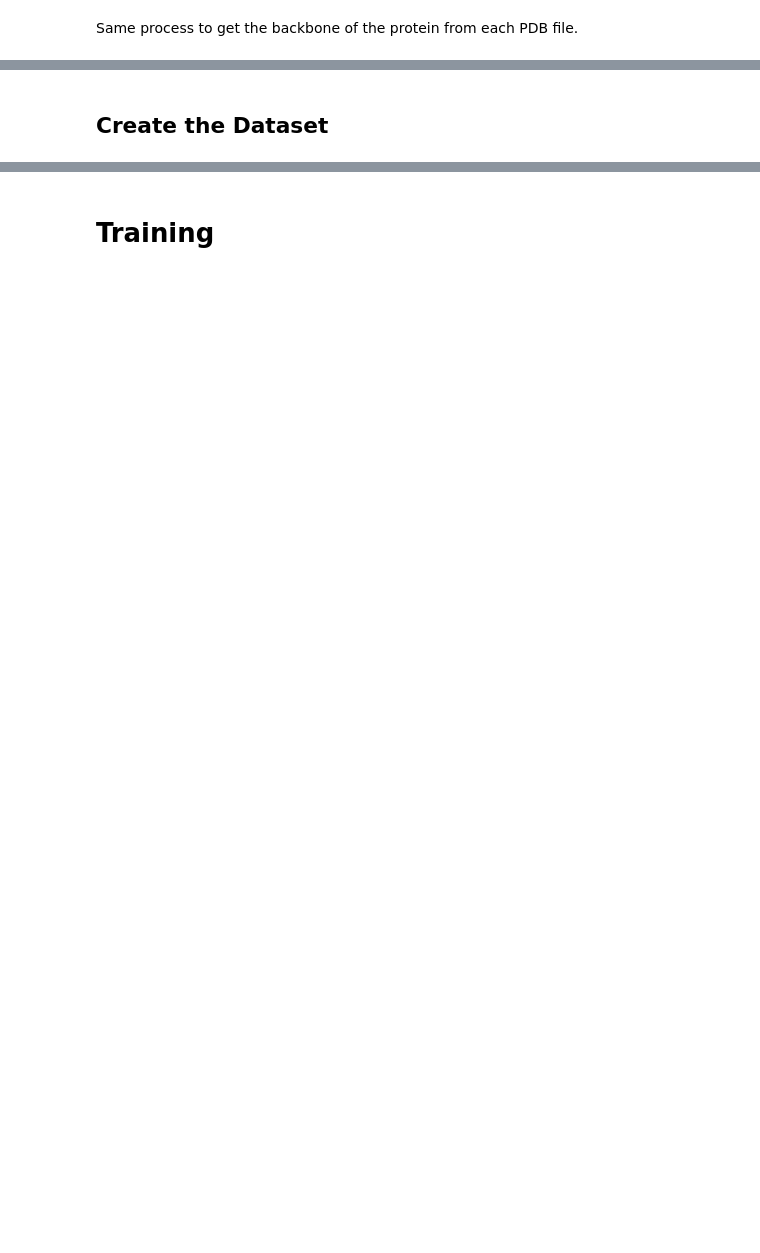
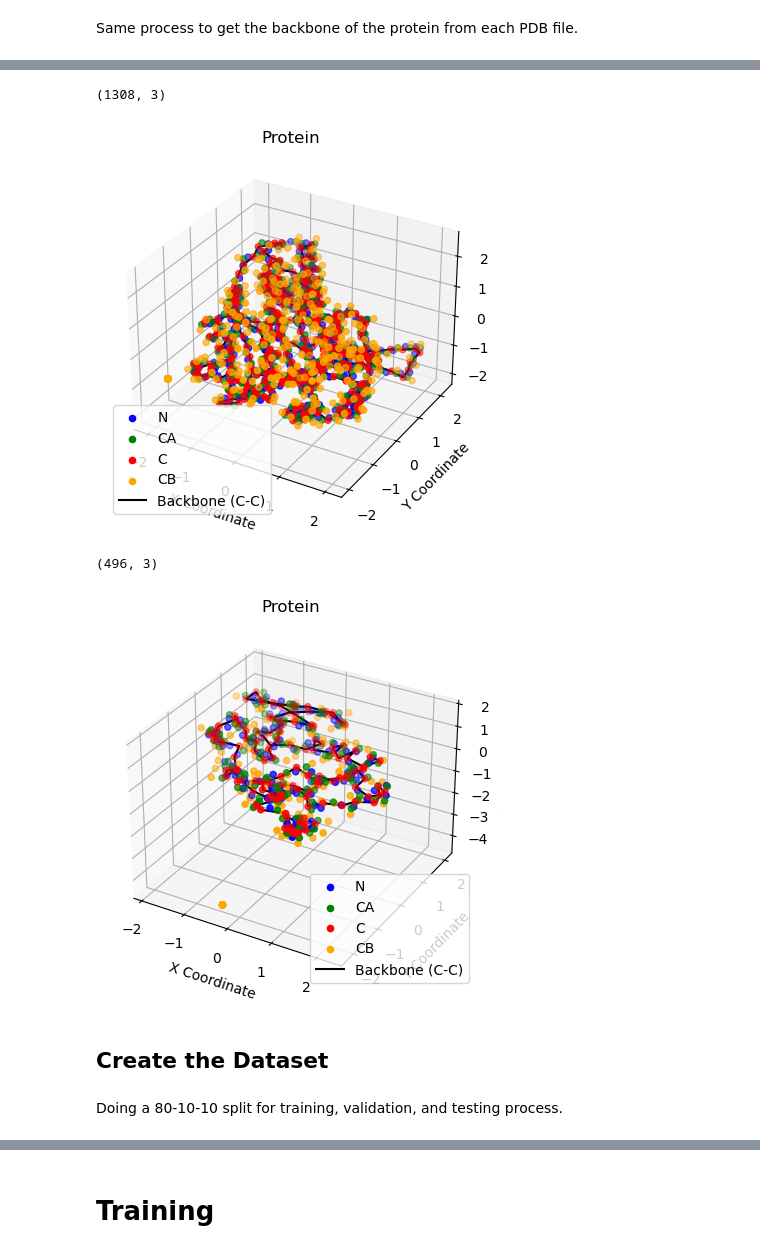
Before and after one commit to helloimsc/protein-coordinates, a Jupyter notebook: protein_latent_diffusion.ipynb, the cells around one changed output, grey strips where cells are left out. Drawn from its saved outputs; the diff is of its cells as text; code cells hidden in the pictures; blank space fills up the shorter version.

```diff
--- a/protein_latent_diffusion.ipynb
+++ b/protein_latent_diffusion.ipynb
@@ -83,17 +40,16 @@ def plot_protein(frame):
 Same process to get the backbone of the protein from each PDB file.
 # %%
 def input_generation(pdb_path):
+    """
+    Args:
+        pdb_path (str): the path to the protein pdb file
+    Returns:
+        frames (tensor(n_aa x 4 x 3)): a tensor presenting 3D coordinates
+        seq (str): a sequence of characters representing the amino acids in the protein backbone
+    """
     frames, seq = data_read.get_backbone(pdb_path)
     frames = torch.from_numpy(frames[0]); seq = seq[0]
     frames = frames.to(torch.float32)
     n = len(seq)
 
     return frames, seq
-# %%
-# See the first protein file
-pdb_name = lines[0]
-pdb_path = pdb_dir + pdb_name
-print(pdb_path)
-
-frames, seq = input_generation(pdb_path)
-plot_protein(frames)
@@ -106,3 +161,5 @@ We will process the data such that the required graphs, frames, sequences are co
 # %%
 # the database is quite big, limiting the number of graph/protein to avoid oom issue
-num_graph = 500
+num_graph = 10000
+graphs_normal, list_of_frames_normal, list_of_nodes_normal, seqs_normal, i_seqs_normal, num_categories_normal, dist_list_normal = process_protein_data(num_graph, "normal")
+graphs_egnn, list_of_frames_egnn, list_of_nodes_egnn, seqs_egnn, i_seqs_egnn, num_categories_egnn, dist_list_egnn = process_protein_data(num_graph, "egnn")
@@ -147,3 +169,46 @@ plot_protein(list_of_frames[1])
+# %%
+def plot_protein(frames):
+    """
+    Take in a list of 3D coordinates representing amino acids and plot a protein diagram
+    Args:
+        frame: 3D coordinates generated by backbone. Shape - n_aa x 4 x 3
+            second dimension representing N, CA, C, CB
+    Returns: -
+    """
+    print(frames.shape)
+    N_coords, CA_coords, C_coords, CB_coords = [], [], [], []
+    N_coords = frames[0::4]
+    CA_coords = frames[1::4]
+    C_coords = frames[2::4]
+    CB_coords = frames[3::4]
+
+    # Plotting
+    fig = plt.figure()
+    ax = fig.add_subplot(111, projection='3d')
+    ax.scatter(N_coords[:, 0], N_coords[:, 1], N_coords[:, 2], label='N', color='blue')
+    ax.scatter(CA_coords[:, 0], CA_coords[:, 1], CA_coords[:, 2], label='CA', color='green')
+    ax.scatter(C_coords[:, 0], C_coords[:, 1], C_coords[:, 2], label='C', color='red')
+    ax.scatter(CB_coords[:, 0], CB_coords[:, 1], CB_coords[:, 2], label='CB', color='orange')
+
+    ax.plot(C_coords[:, 0], C_coords[:, 1], C_coords[:, 2], color='black', label='Backbone (C-C)')
+
+    # Labeling
+    ax.set_xlabel('X Coordinate')
+    ax.set_ylabel('Y Coordinate')
+    ax.set_zlabel('Z Coordinate')
+    ax.legend()
+    ax.set_title('Protein')
+
+    # Show plot
+    plt.show()
+
+plot_protein(list_of_frames_normal[0].numpy())
+plot_protein(list_of_frames_egnn[1].numpy())
+# %% [output]
+(1308, 3)
+[figure, added]
+(496, 3)
+[figure, added]
 # %% [markdown]
 ## Create the Dataset
 # %%
@@ -164,0 +235,2 @@ dataset = GraphDataset(graphs, list_of_seqs, list_of_frames)
+# %% [markdown]
+Doing a 80-10-10 split for training, validation, and testing process.
```
Also changed, not shown: parts of 47 cells of this notebook.
